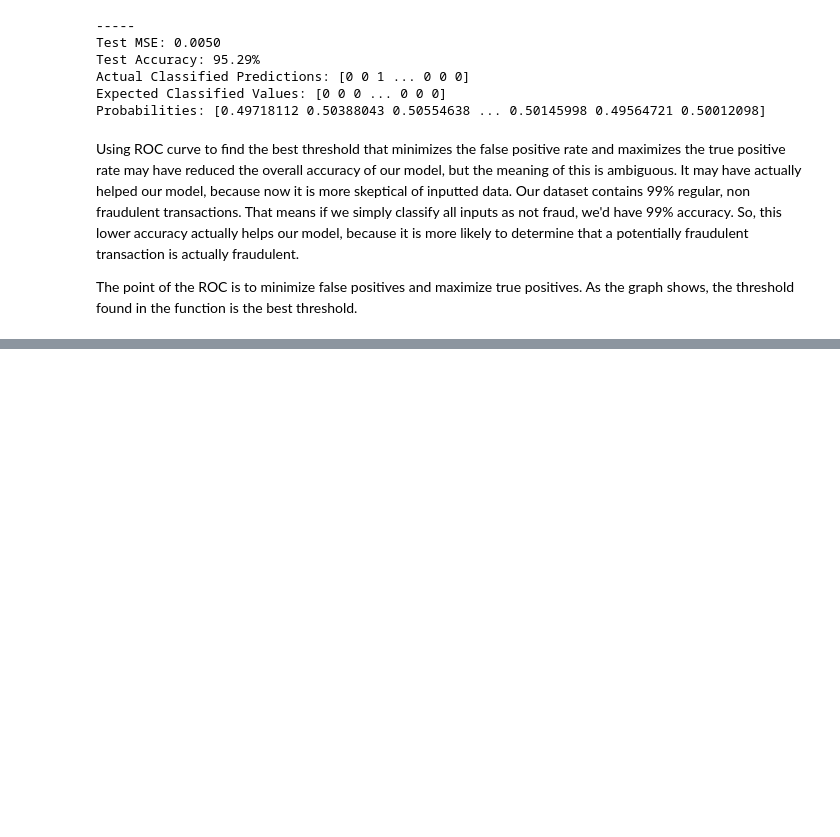
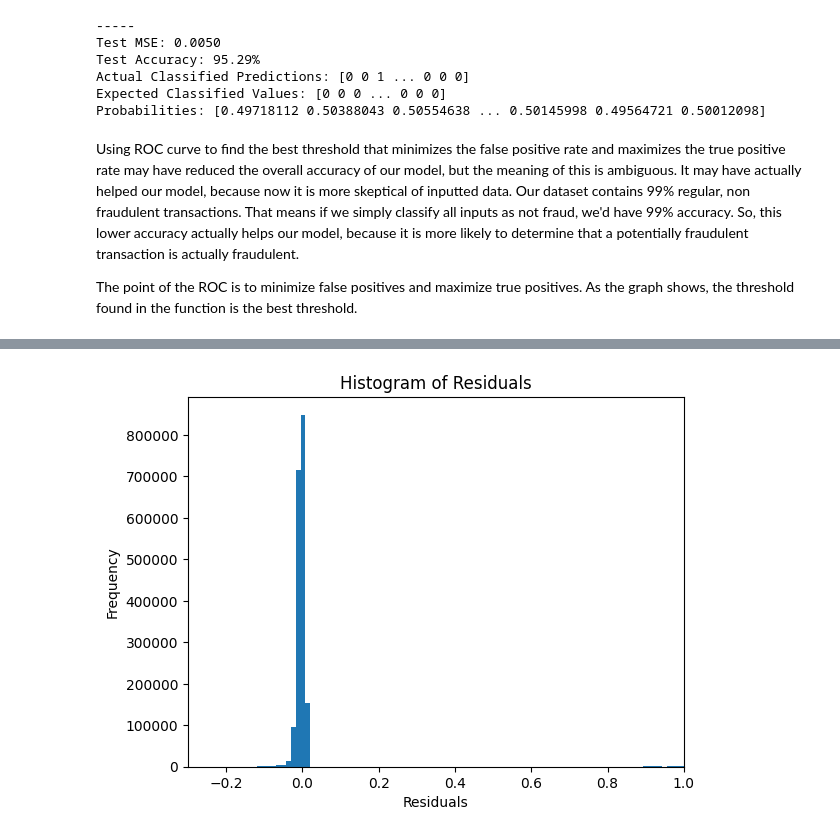
Before and after one commit to liamba05/CreditCardFraudDetection, a Jupyter notebook: Phase3/CCFD_PP3.ipynb, the cells around one changed output, grey strips where cells are left out. Saved outputs shown, nothing was run; the diff lists cells and outputs as text; code cells hidden in the pictures; blank space fills up the shorter version.

```diff
--- a/Phase3/CCFD_PP3.ipynb
+++ b/Phase3/CCFD_PP3.ipynb
@@ -358,0 +367,9 @@ The point of the ROC is to minimize false positives and maximize true positives.
+# %%
+plt.hist(test_metrics['resids'], bins=300)
+plt.xlim(-0.3, 1)
+plt.title("Histogram of Residuals")
+plt.xlabel("Residuals")
+plt.ylabel("Frequency")
+plt.show()
+# %% [output]
+[figure, added]
```
Also changed, not shown: parts of 6 cells of this notebook.
